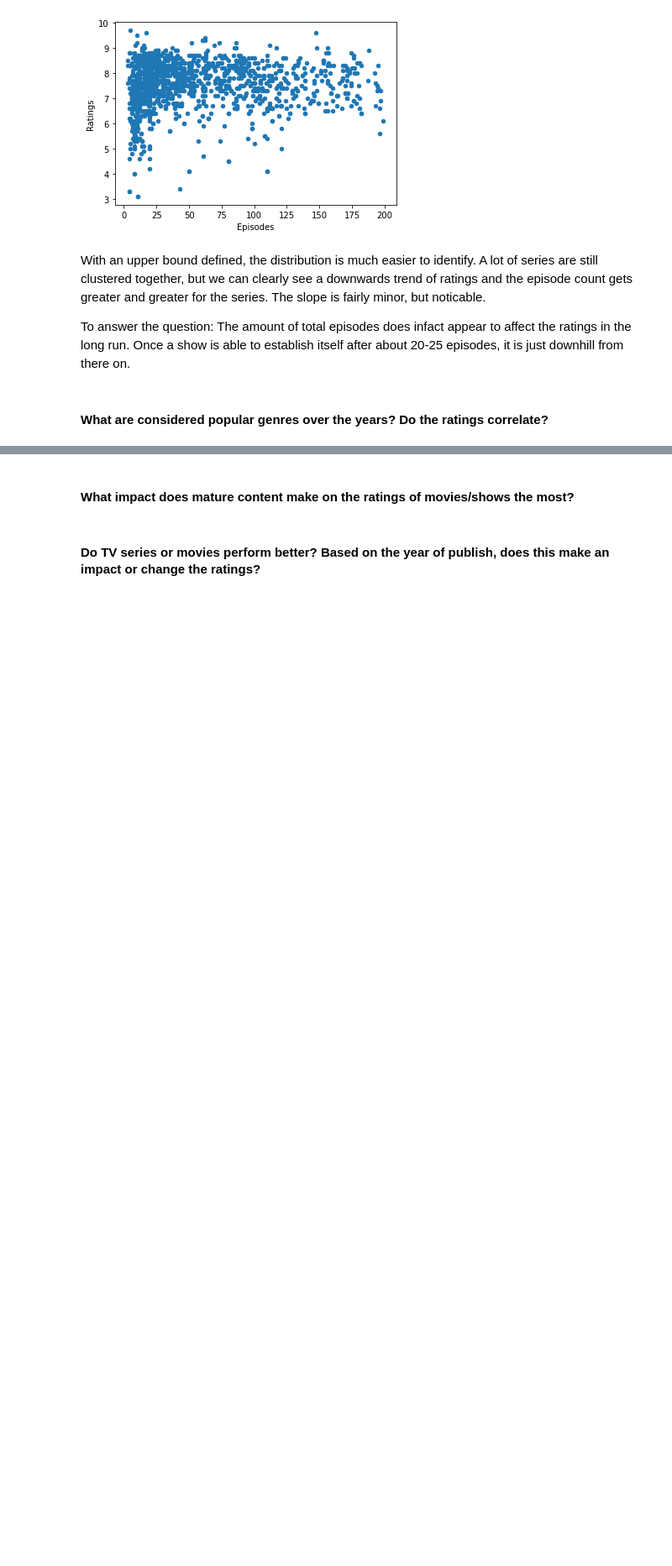
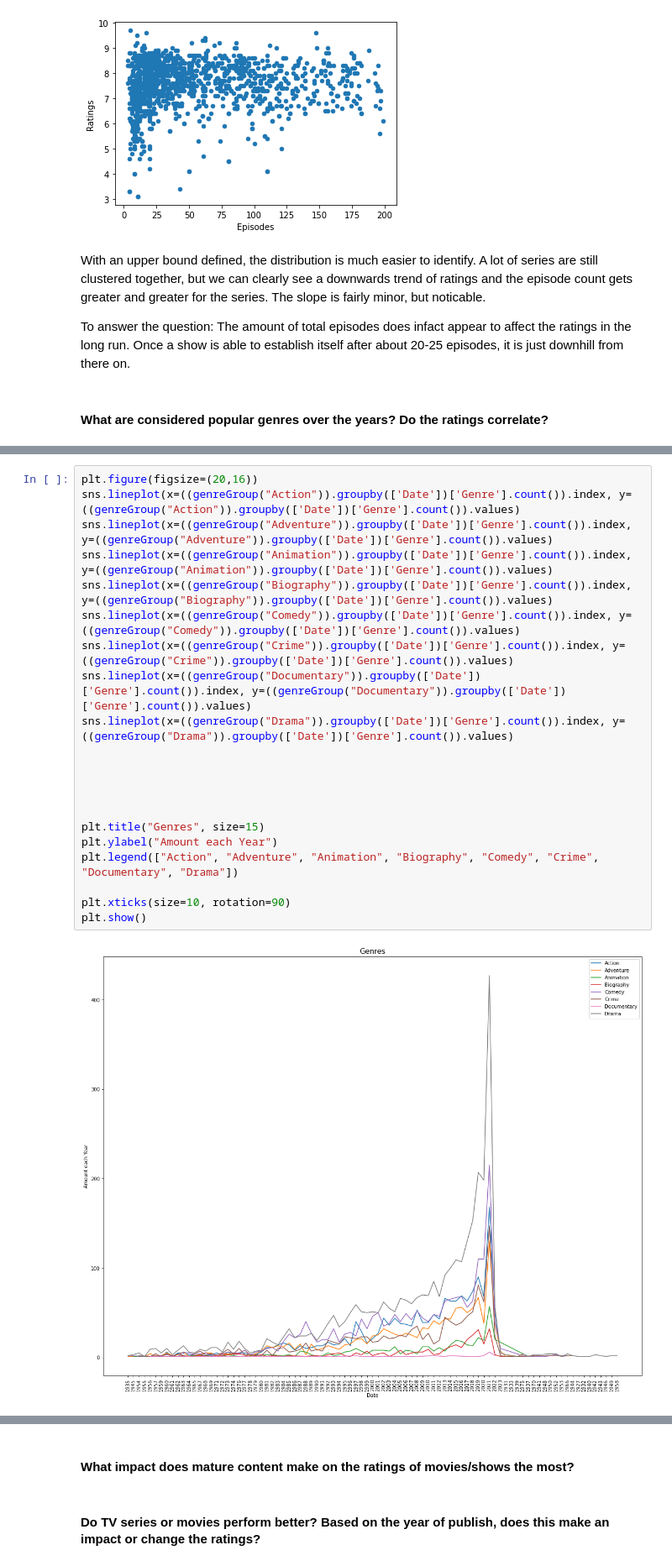
Before and after one commit to JTFin/CSCI2000U-Project, a Jupyter notebook: project-group29.ipynb, the cells around one changed output, grey strips where cells are left out. Shown at 84% size. Drawn from its saved outputs; the diff is of its cells as text; blank space fills up the shorter version.

```diff
--- a/project-group29.ipynb
+++ b/project-group29.ipynb
@@ -231,0 +337,23 @@ To answer the question: The amount of total episodes does infact appear to affec
+# %%
+plt.figure(figsize=(20,16))
+sns.lineplot(x=((genreGroup("Action")).groupby(['Date'])['Genre'].count()).index, y=((genreGroup("Action")).groupby(['Date'])['Genre'].count()).values)
+sns.lineplot(x=((genreGroup("Adventure")).groupby(['Date'])['Genre'].count()).index, y=((genreGroup("Adventure")).groupby(['Date'])['Genre'].count()).values)
+sns.lineplot(x=((genreGroup("Animation")).groupby(['Date'])['Genre'].count()).index, y=((genreGroup("Animation")).groupby(['Date'])['Genre'].count()).values)
+sns.lineplot(x=((genreGroup("Biography")).groupby(['Date'])['Genre'].count()).index, y=((genreGroup("Biography")).groupby(['Date'])['Genre'].count()).values)
+sns.lineplot(x=((genreGroup("Comedy")).groupby(['Date'])['Genre'].count()).index, y=((genreGroup("Comedy")).groupby(['Date'])['Genre'].count()).values)
+sns.lineplot(x=((genreGroup("Crime")).groupby(['Date'])['Genre'].count()).index, y=((genreGroup("Crime")).groupby(['Date'])['Genre'].count()).values)
+sns.lineplot(x=((genreGroup("Documentary")).groupby(['Date'])['Genre'].count()).index, y=((genreGroup("Documentary")).groupby(['Date'])['Genre'].count()).values)
+sns.lineplot(x=((genreGroup("Drama")).groupby(['Date'])['Genre'].count()).index, y=((genreGroup("Drama")).groupby(['Date'])['Genre'].count()).values)
+
+
+
+
+
+plt.title("Genres", size=15)
+plt.ylabel("Amount each Year")
+plt.legend(["Action", "Adventure", "Animation", "Biography", "Comedy", "Crime", "Documentary", "Drama"])
+
+plt.xticks(size=10, rotation=90)
+plt.show()
+# %% [output]
+[figure, added]
```
Also changed, not shown: parts of 27 cells of this notebook.
